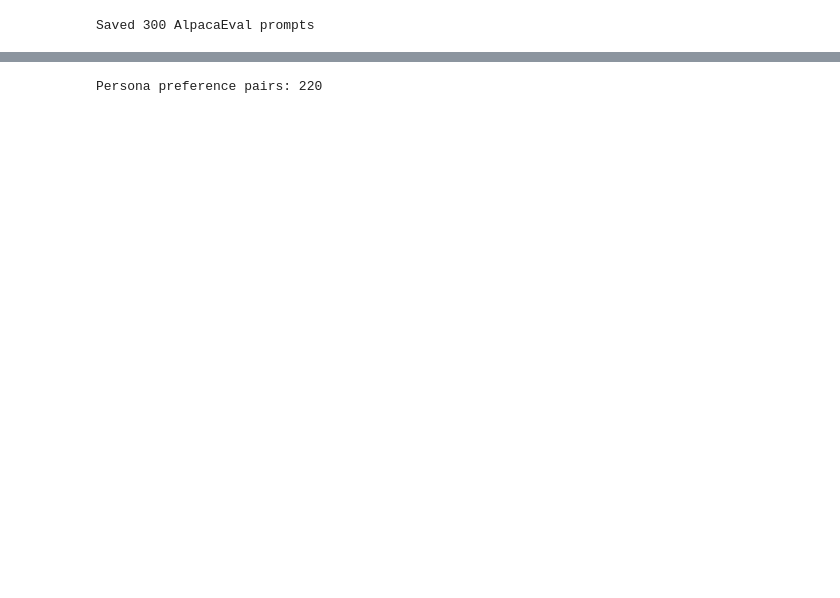
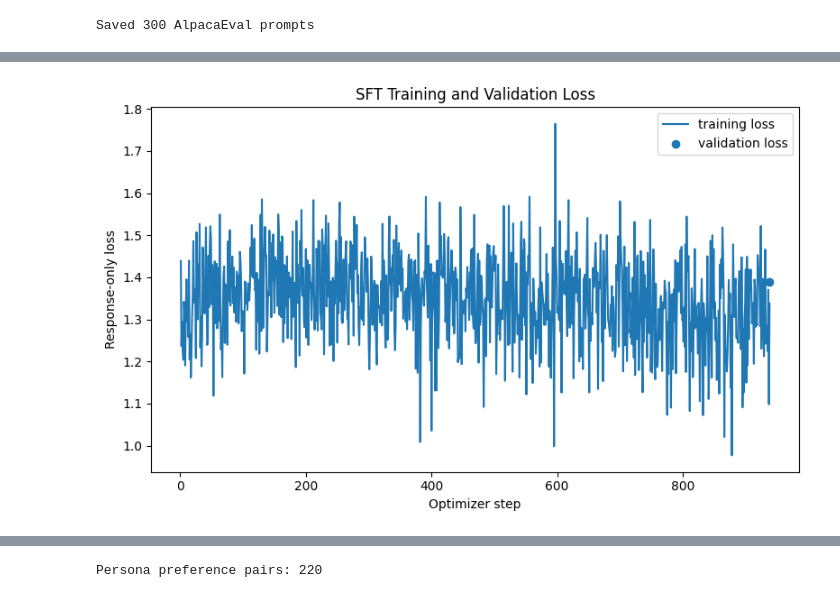
Before and after one commit to muhammad-omer-dev/DPO_PA2, a Jupyter notebook: training.ipynb, the cells around one changed output, grey strips where cells are left out. Drawn from its saved outputs; the diff is of its cells as text; code cells hidden in the pictures; blank space fills up the shorter version.

Commit message:
Kaggle Notebook | training | Version 9

```diff
--- a/training.ipynb
+++ b/training.ipynb
@@ -843,0 +322,15 @@ Saved 300 AlpacaEval prompts
+# %%
+print("Loading UltraChat...")
+sft_train_dataset = load_dataset(
+    "HuggingFaceH4/ultrachat_200k", split="train_sft"
+).shuffle(seed=SEED)
+
+sft_validation_dataset = load_dataset(
+    "HuggingFaceH4/ultrachat_200k", split="test_sft"
+).shuffle(seed=SEED)
+
+sft_train_examples = make_sft_examples(sft_train_dataset, SFT_TRAIN_EXAMPLES)
+sft_validation_examples = make_sft_examples(sft_validation_dataset, SFT_VALIDATION_EXAMPLES)
+
+print("Train examples:", len(sft_train_examples))
+print("Validation examples:", len(sft_validation_examples))
@@ -843,0 +468,28 @@ Saved 300 AlpacaEval prompts
+# %%
+sft_train_steps = []
+sft_train_losses = []
+sft_val_steps = []
+sft_val_losses = []
+
+with open(SFT_METRICS, "r", encoding="utf-8") as file:
+    for line in file:
+        row = json.loads(line)
+        if row["type"] == "train":
+            sft_train_steps.append(row["step"])
+            sft_train_losses.append(row["loss"])
+        if row["type"] == "validation":
+            sft_val_steps.append(row["step"])
+            sft_val_losses.append(row["loss"])
+
+plt.figure(figsize=(8, 5))
+plt.plot(sft_train_steps, sft_train_losses, label="training loss")
+plt.scatter(sft_val_steps, sft_val_losses, label="validation loss")
+plt.xlabel("Optimizer step")
+plt.ylabel("Response-only loss")
+plt.title("SFT Training and Validation Loss")
+plt.legend()
+plt.tight_layout()
+plt.savefig("outputs/plots/sft_loss.png")
+plt.show()
+# %% [output]
+[figure, added]
```
Also changed, not shown: parts of 42 cells of this notebook.
